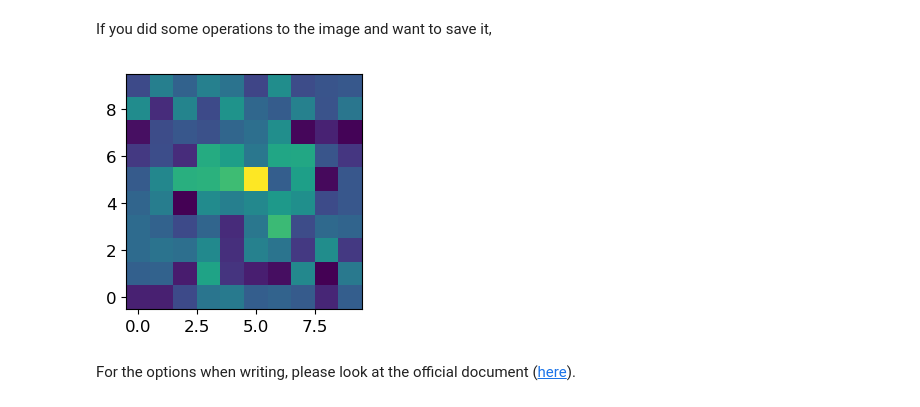
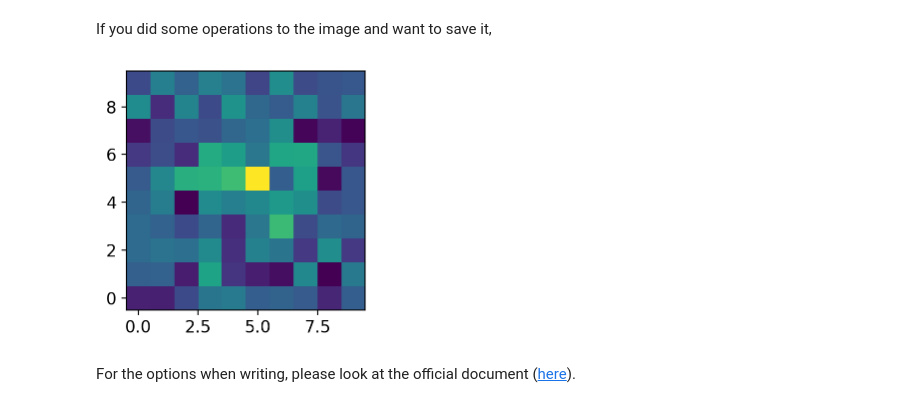
Before and after one commit to ysBach/SNU_AOclass, a Jupyter notebook: Notebooks/02-Opening_FITS.ipynb, the cells around one changed output. Drawn from its saved outputs; the diff is of its cells as text; code cells hidden in the pictures.

Commit message:
update to use ysvisutilpy

```diff
--- a/Notebooks/02-Opening_FITS.ipynb
+++ b/Notebooks/02-Opening_FITS.ipynb
@@ -33,7 +40,7 @@ import numpy as np
 from astropy.io import fits
 from astropy.time import Time
 from astropy import units as u
-from astropy.visualization import ZScaleInterval, ImageNormalize
+import ysvisutilpy as yvu
 
 from matplotlib import pyplot as plt
 from matplotlib import rcParams
@@ -41,17 +48,4 @@ from matplotlib import rcParams
 import warnings
 warnings.filterwarnings('ignore', category=UserWarning, append=True)
 
-# Remove the next one line if you are not using Notebook (ipynb)
-%matplotlib inline
-
-plt.style.use('default')
-rcParams.update({'font.size':12})
-
-DATAPATH = Path('..') / 'data'
-
-def znorm(image):
-    return ImageNormalize(image, interval=ZScaleInterval())
-
-
-def zimshow(ax, image, **kwargs):
-    return ax.imshow(image, norm=znorm(image), origin='lower', **kwargs)
+DATAPATH = Path('../..') / 'Tutorial_Data'
@@ -197,13 +206,13 @@ If you did some operations to the image and want to save it,
 # %%
 hdul = fits.open(allfits[0])
 data = hdul[0].data
 newdata = np.sqrt(data[495:505, 495:505])
 
 fig, axs = plt.subplots(1, 1, figsize=(3, 3), sharex=False, sharey=False, gridspec_kw=None)
-zimshow(axs, newdata)
+yvu.zimshow(axs, newdata)
 plt.tight_layout()
 # %% [output]
-[figure, old version]
+[figure, new version]
 # %%
 newhdu = fits.PrimaryHDU(data=newdata,
                         header=hdul[0].header)
```
Also changed, not shown: parts of 9 cells of this notebook.
